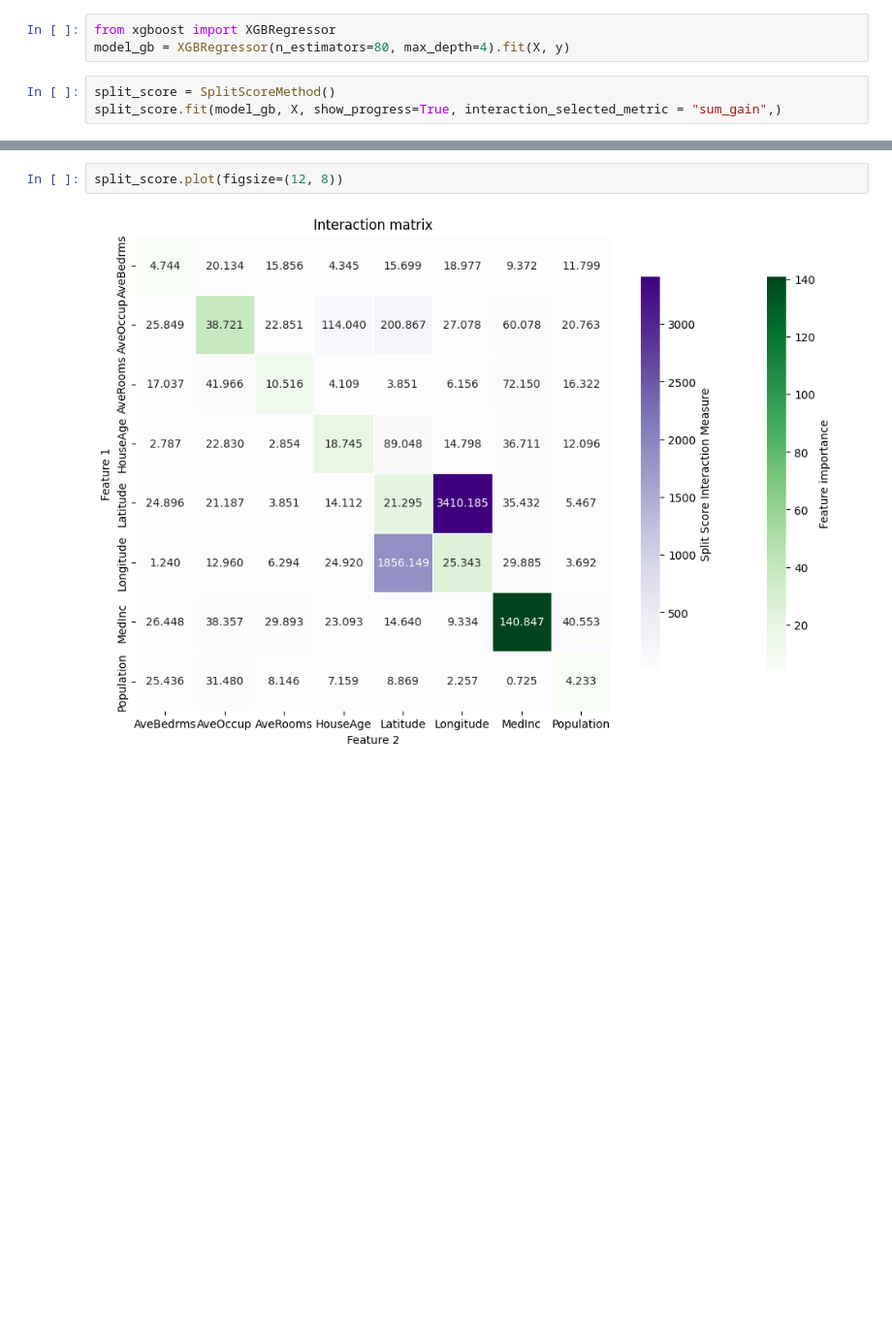
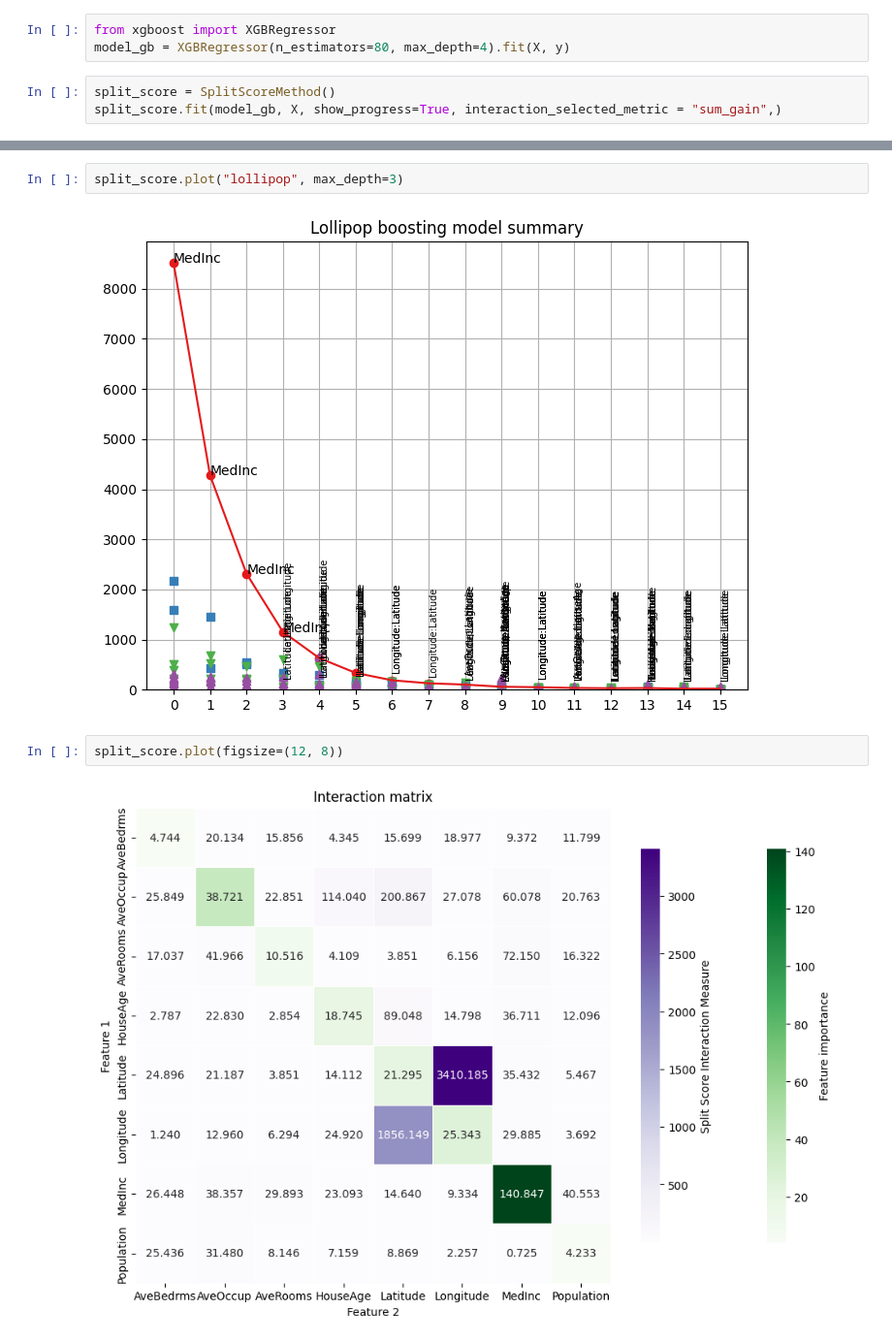
Before and after one commit to pyartemis/artemis, a Jupyter notebook: experiments/demo.ipynb, the cells around one changed output, grey strips where cells are left out. Shown at 97% size. Drawn from its saved outputs; the diff is of its cells as text; blank space fills up the shorter version.

```diff
--- a/experiments/demo.ipynb
+++ b/experiments/demo.ipynb
@@ -230,3 +168,7 @@ plot_lollipop(full_results, max_depth=1, max_trees=0.2)
+# %%
+split_score.plot("lollipop", max_depth=3)
+# %% [output]
+[figure, added]
 # %%
 split_score.plot(figsize=(12, 8))
 # %% [output]
```
Also changed, not shown: parts of 9 cells of this notebook, 4 other files.
